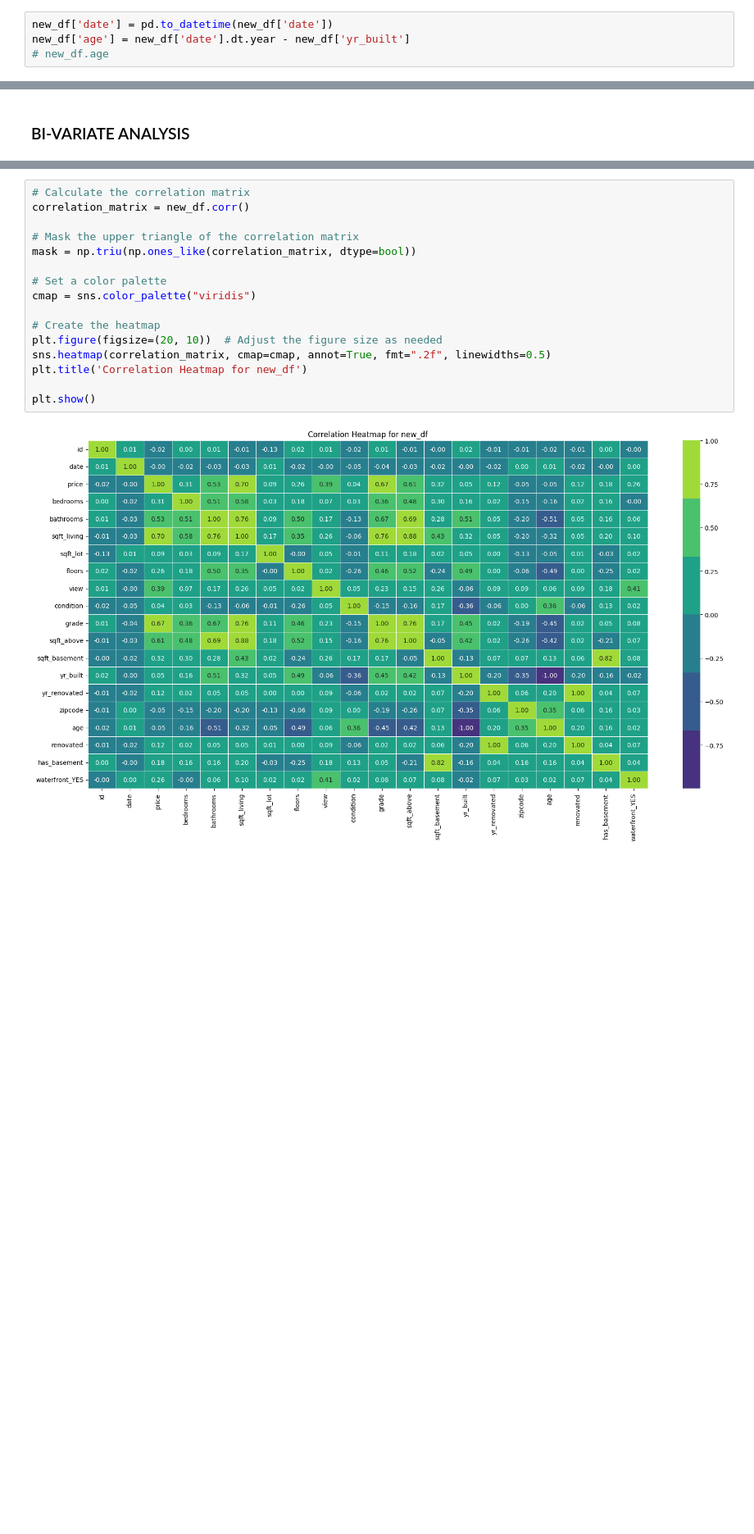
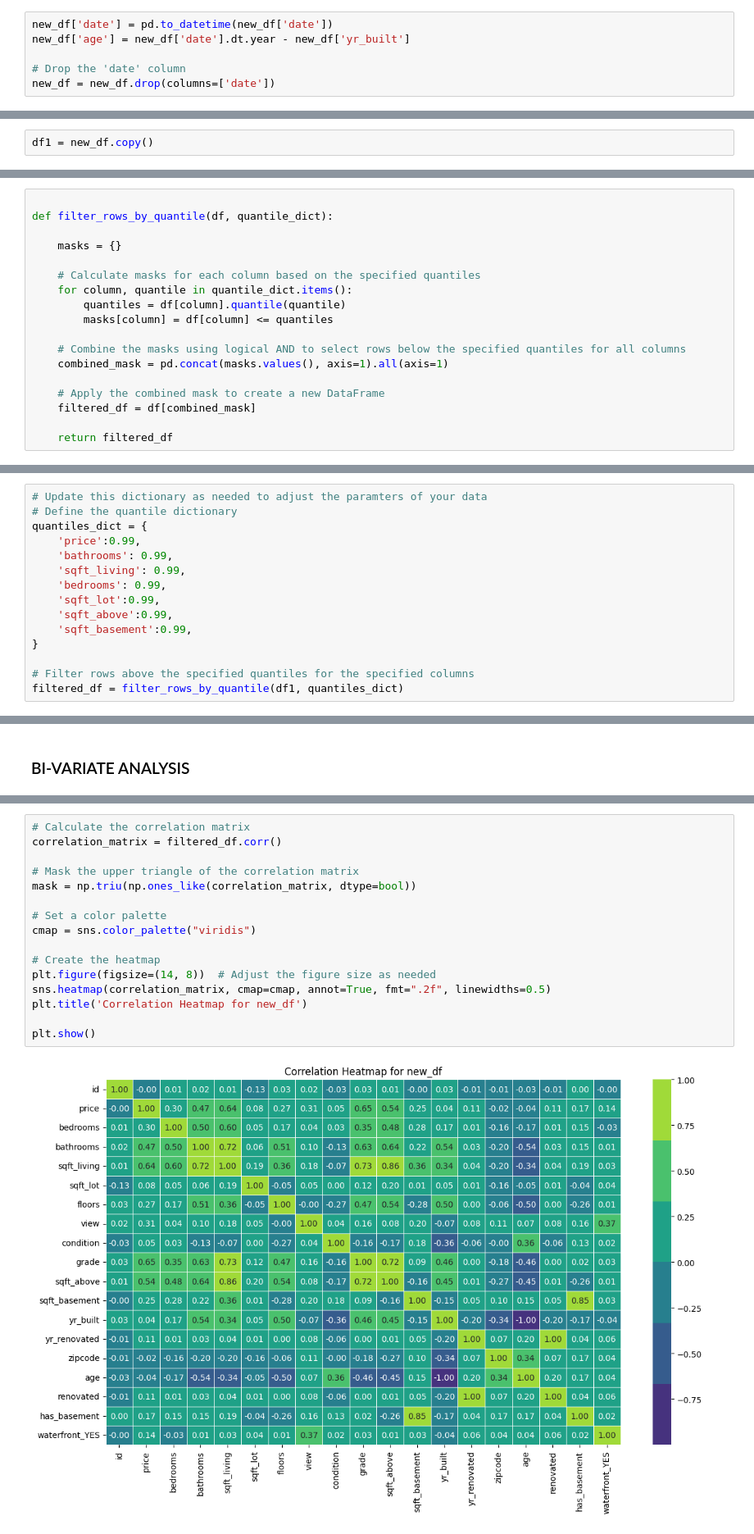
Before and after one commit to robbymumo/DSF-FT06-GROUP-2-PHASE---PROJECT, a Jupyter notebook: student.ipynb, the cells around one changed output, grey strips where cells are left out. Shown at 82% size. Saved outputs shown, nothing was run; the diff lists cells and outputs as text; blank space fills up the shorter version.

Commit message:
All code iw working with filtered df

```diff
--- a/student.ipynb
+++ b/student.ipynb
@@ -383,5 +661,7 @@ memory usage: 2.8+ MB
 # %%
 new_df['date'] = pd.to_datetime(new_df['date'])
 new_df['age'] = new_df['date'].dt.year - new_df['yr_built']
-# new_df.age
+
+# Drop the 'date' column
+new_df = new_df.drop(columns=['date'])
 # %% [markdown]
@@ -508,0 +837,2 @@ memory usage: 3.0 MB
+# %%
+df1 = new_df.copy()
@@ -508,0 +897,18 @@ memory usage: 3.0 MB
+# %%
+
+def filter_rows_by_quantile(df, quantile_dict):
+
+    masks = {}
+
+    # Calculate masks for each column based on the specified quantiles
+    for column, quantile in quantile_dict.items():
+        quantiles = df[column].quantile(quantile)
+        masks[column] = df[column] <= quantiles
+
+    # Combine the masks using logical AND to select rows below the specified quantiles for all columns
+    combined_mask = pd.concat(masks.values(), axis=1).all(axis=1)
+
+    # Apply the combined mask to create a new DataFrame
+    filtered_df = df[combined_mask]
+
+    return filtered_df
@@ -508,0 +935,15 @@ memory usage: 3.0 MB
+# %%
+# Update this dictionary as needed to adjust the paramters of your data
+# Define the quantile dictionary
+quantiles_dict = {
+    'price':0.99,
+    'bathrooms': 0.99,
+    'sqft_living': 0.99,
+    'bedrooms': 0.99,
+    'sqft_lot':0.99,
+    'sqft_above':0.99,
+    'sqft_basement':0.99,
+}
+
+# Filter rows above the specified quantiles for the specified columns
+filtered_df = filter_rows_by_quantile(df1, quantiles_dict)
@@ -545,18 +1117,18 @@ plt.show()
 # %%
 # Calculate the correlation matrix
-correlation_matrix = new_df.corr()
+correlation_matrix = filtered_df.corr()
 
 # Mask the upper triangle of the correlation matrix
 mask = np.triu(np.ones_like(correlation_matrix, dtype=bool))
 
 # Set a color palette
 cmap = sns.color_palette("viridis")
 
 # Create the heatmap
-plt.figure(figsize=(20, 10))  # Adjust the figure size as needed
+plt.figure(figsize=(14, 8))  # Adjust the figure size as needed
 sns.heatmap(correlation_matrix, cmap=cmap, annot=True, fmt=".2f", linewidths=0.5)
 plt.title('Correlation Heatmap for new_df')
 
 plt.show()
 # %% [output]
-[figure, old version]
+[figure, new version]
```
Also changed, not shown: parts of 128 cells of this notebook, 1 other file.
